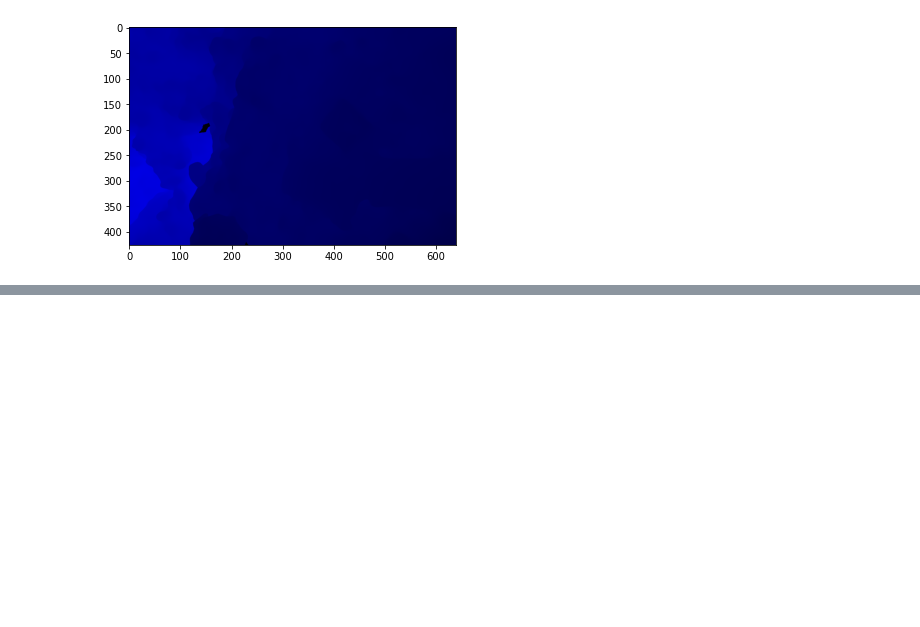
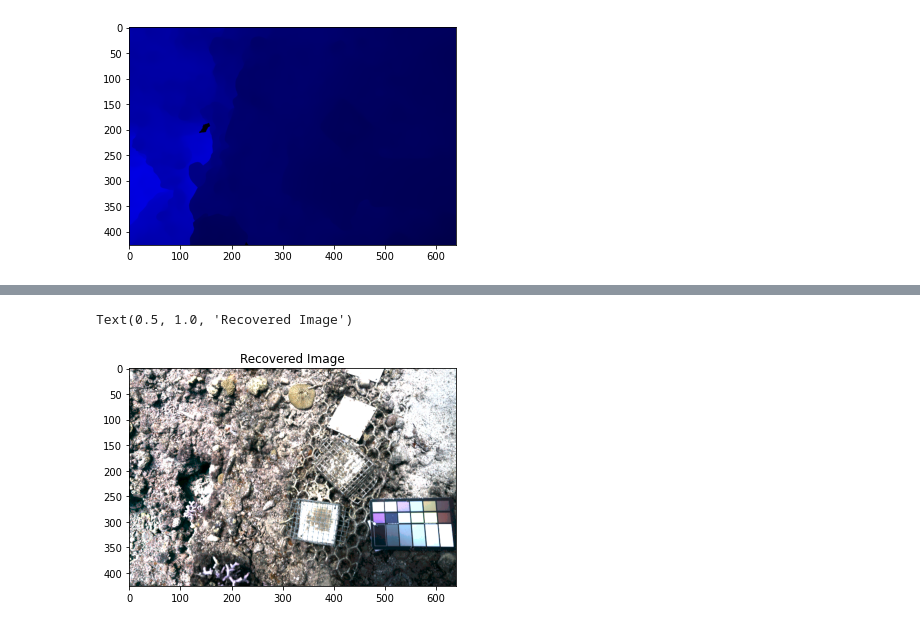
Before and after one commit to Spoon7227/CS445-Project, a Jupyter notebook: seathru.ipynb, the cells around one changed output, grey strips where cells are left out. Drawn from its saved outputs; the diff is of its cells as text; code cells hidden in the pictures; blank space fills up the shorter version.

```diff
--- a/seathru.ipynb
+++ b/seathru.ipynb
@@ -346,0 +376,29 @@ Coefficients:
+# %%
+def reconstruct_image(img, depths, backscatter, beta, neighborhood_map):
+    res = (img - backscatter) * np.exp(beta * np.expand_dims(depths, axis=2))
+    res = np.maximum(0.0, np.minimum(1.0, res))
+    res[neighborhood_map == 0] = 0
+
+    # white balance based on top 10% average values of blue and green channel
+    dg = 1.0 / np.mean(np.sort(res[:, :, 1], axis=None)[int(round(-1 * np.size(res[:, :, 0]) * 0.1)):])
+    db = 1.0 / np.mean(np.sort(res[:, :, 2], axis=None)[int(round(-1 * np.size(res[:, :, 0]) * 0.1)):])
+    dsum = dg + db
+    dg = dg / dsum * 2.0
+    db = db / dsum * 2.0
+    res[:, :, 0] *= (db + dg) / 2
+    res[:, :, 1] *= dg
+    res[:, :, 2] *= db
+
+    scaled_res = (res - np.min(res)) / (np.max(res) - np.min(res))
+    scaled_res[neighborhood_map == 0] = img[neighborhood_map == 0]
+    return scaled_res
+# %%
+backscatter = np.stack([Br, Bg, Bb], axis=2)
+beta = np.stack([ref_betaR, ref_betaG, ref_betaB], axis=2)
+reconstructed_image = reconstruct_image(img, depths, backscatter, beta, depth_groups)
+
+plt.imshow(reconstructed_image)
+plt.title('Recovered Image')
+# %% [output]
+Text(0.5, 1.0, 'Recovered Image')
+[figure, added]
```
Also changed, not shown: parts of 1 cell of this notebook.
